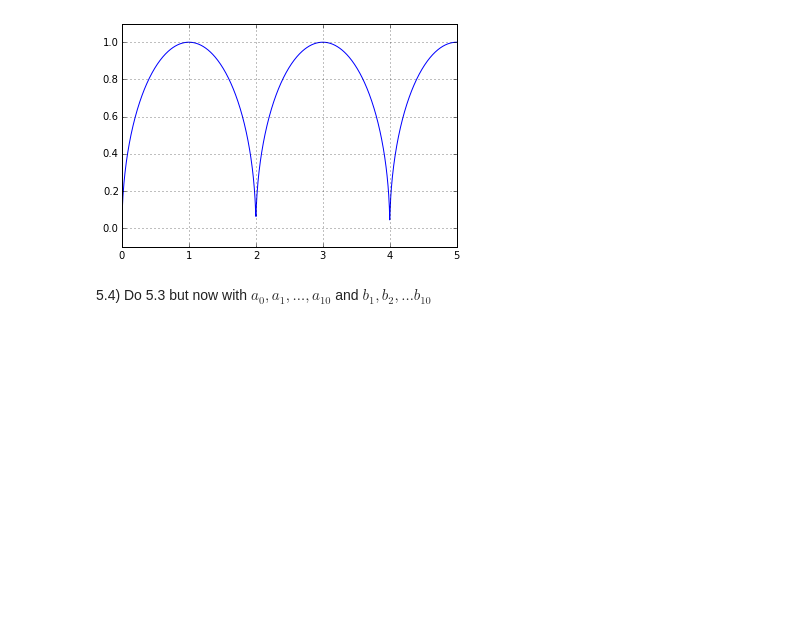
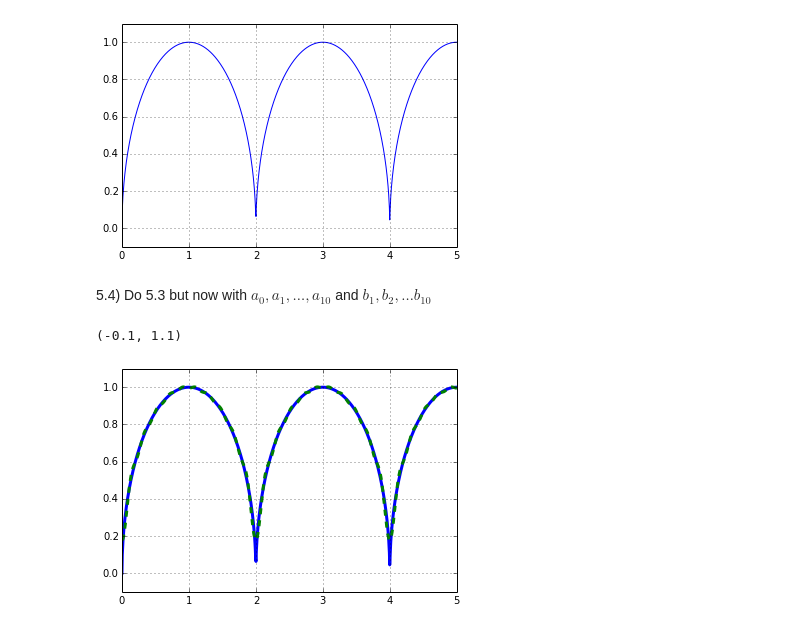
Before and after one commit to chananyu2539/Num_meth, a Jupyter notebook: Week4/Homework 4.ipynb, the cells around one changed output. Saved outputs shown, nothing was run; the diff lists cells and outputs as text; code cells hidden in the pictures; blank space fills up the shorter version.

```diff
--- a/Week4/Homework 4.ipynb
+++ b/Week4/Homework 4.ipynb
@@ -224,3 +335,54 @@ plt.ylim(-0.1,1.1)
 [figure]
 # %% [markdown]
 5.4) Do 5.3 but now with $a_0, a_1, \ldots, a_{10}$ and $ b_1, b_2, \ldots b_{10}$
+# %%
+def fcos(x,i,L):
+    return circ(x)*math.cos(i*math.pi*x/L)
+def fsin(x,i,L):
+    return circ(x)*math.sin(i*math.pi*x/L)
+
+
+def calCos(x0,xf,n,i,L):
+    h = (xf-x0)/n
+    ans = fcos(x0,i,L)/2 + fcos(xf,i,L)/2
+    j = x0+h
+    while(j<xf):
+        ans+=fcos(j,i,L)
+        j+=h
+    ans = h*ans/L
+    return ans
+def calSin(x0,xf,n,i,L):
+    h = (xf-x0)/n
+    ans = fsin(x0,i,L)/2 + fsin(xf,i,L)/2
+    j = x0+h
+    while(j<xf):
+        ans+=fsin(j,i,L)
+        j+=h
+    ans = h*ans/L
+    return ans
+a0 = calCos(0.,2.,100.,0.,1.)
+axs = [a0]
+bxs = []
+for i in range(1,11):
+    axs.append(calCos(0.,2.,100.,i,1.))
+    bxs.append(calSin(0.,2.,100.,i,1.))
+
+def magic(x,L):
+    s = a0/2.
+    for i in range(1,len(bxs)+1):
+        s += axs[i]*math.cos(i*math.pi*x/L)
+        s += bxs[i-1]*math.sin(i*math.pi*x/L)
+    return s
+
+
+x = np.linspace(0,5,1000)
+y = [circ(xx) for xx in x]
+plt.plot(x,y,lw=3)
+y = [magic(xx,1.) for xx in x]
+plt.plot(x,y,lw = 3,ls = "--")
+
+plt.grid()
+plt.ylim(-0.1,1.1)
+# %% [output]
+(-0.1, 1.1)
+[figure, added]
```
Also changed, not shown: parts of 6 cells of this notebook.
